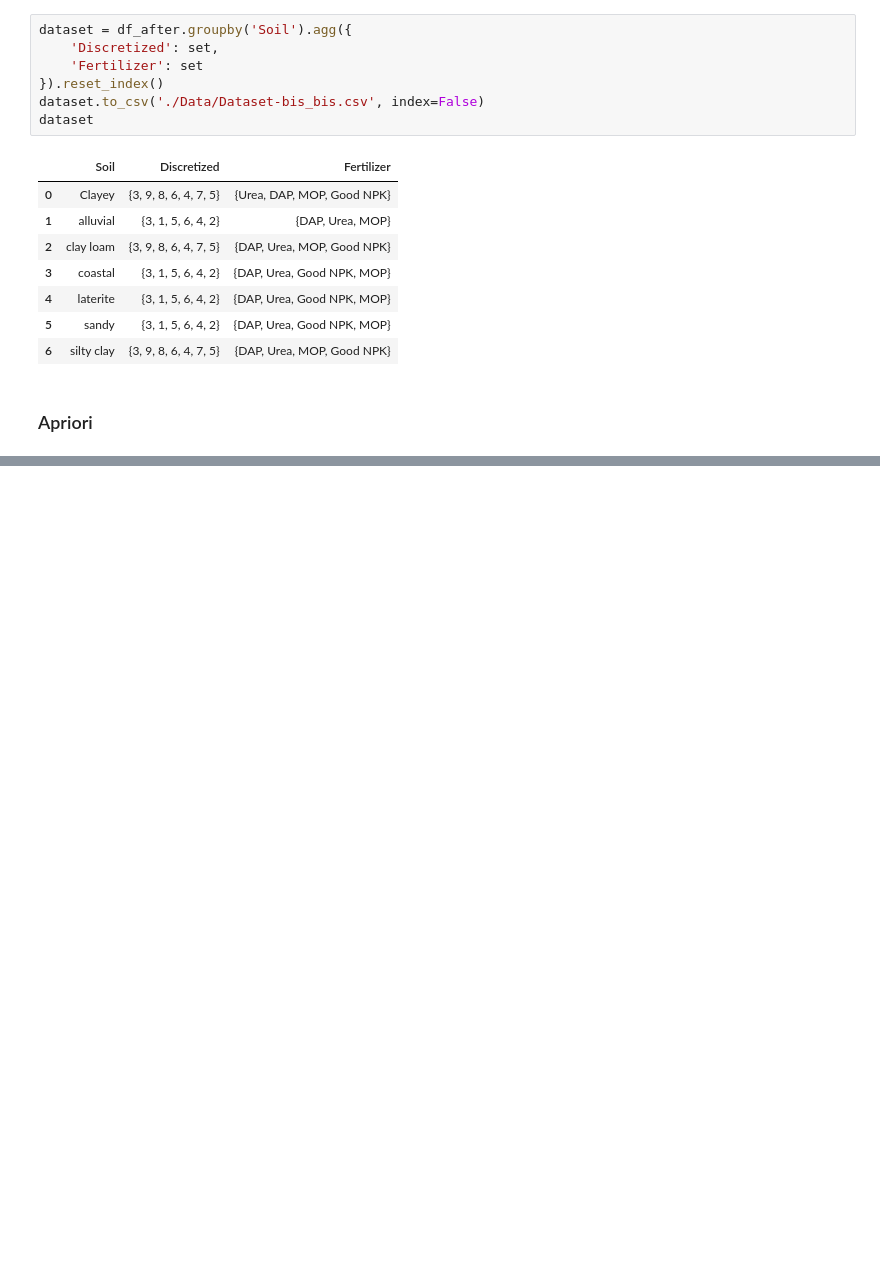
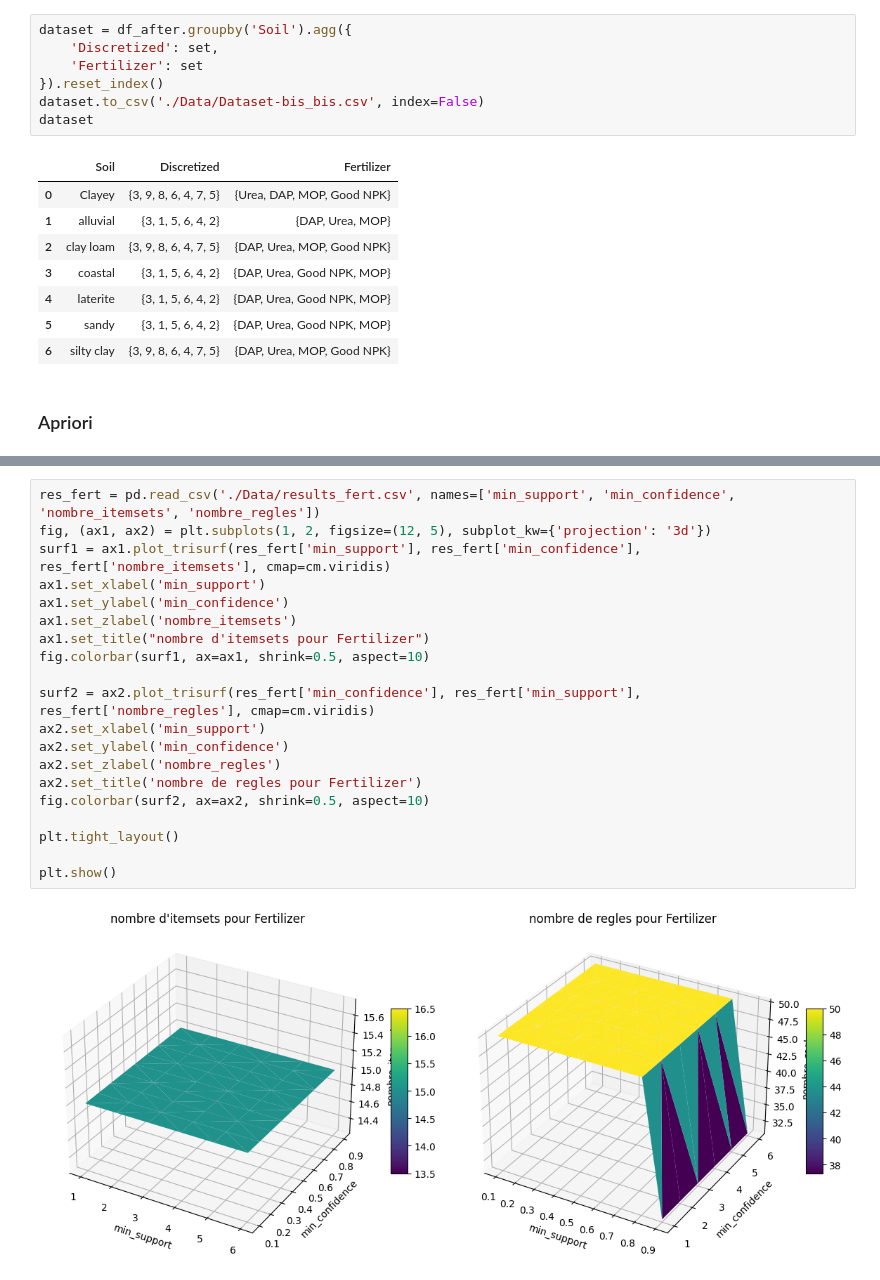
Before and after one commit to Katia-LOUNAS/Data_Mining, a Jupyter notebook: Frequent patterns and association rules.ipynb, the cells around one changed output, grey strips where cells are left out. Drawn from its saved outputs; the diff is of its cells as text; blank space fills up the shorter version.

```diff
--- a/Frequent patterns and association rules.ipynb
+++ b/Frequent patterns and association rules.ipynb
@@ -348,0 +269,22 @@ Ensembles fréquents:
+# %%
+res_fert = pd.read_csv('./Data/results_fert.csv', names=['min_support', 'min_confidence', 'nombre_itemsets', 'nombre_regles'])
+fig, (ax1, ax2) = plt.subplots(1, 2, figsize=(12, 5), subplot_kw={'projection': '3d'})
+surf1 = ax1.plot_trisurf(res_fert['min_support'], res_fert['min_confidence'], res_fert['nombre_itemsets'], cmap=cm.viridis)
+ax1.set_xlabel('min_support')
+ax1.set_ylabel('min_confidence')
+ax1.set_zlabel('nombre_itemsets')
+ax1.set_title("nombre d'itemsets pour Fertilizer")
+fig.colorbar(surf1, ax=ax1, shrink=0.5, aspect=10)
+
+surf2 = ax2.plot_trisurf(res_fert['min_confidence'], res_fert['min_support'], res_fert['nombre_regles'], cmap=cm.viridis)
+ax2.set_xlabel('min_support')
+ax2.set_ylabel('min_confidence')
+ax2.set_zlabel('nombre_regles')
+ax2.set_title('nombre de regles pour Fertilizer')
+fig.colorbar(surf2, ax=ax2, shrink=0.5, aspect=10)
+
+plt.tight_layout()
+
+plt.show()
+# %% [output]
+[figure, added]
```
Also changed, not shown: parts of 12 cells of this notebook, 5 other files.
